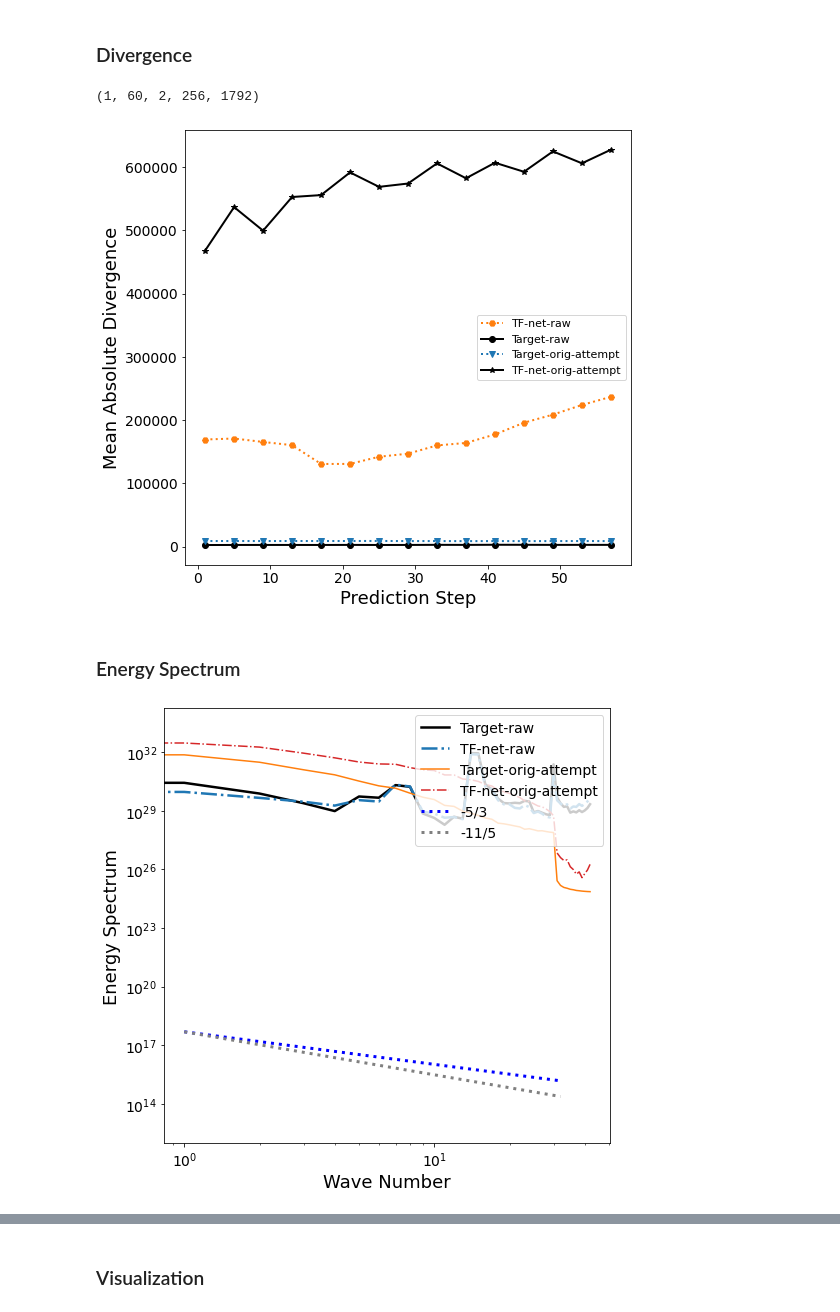
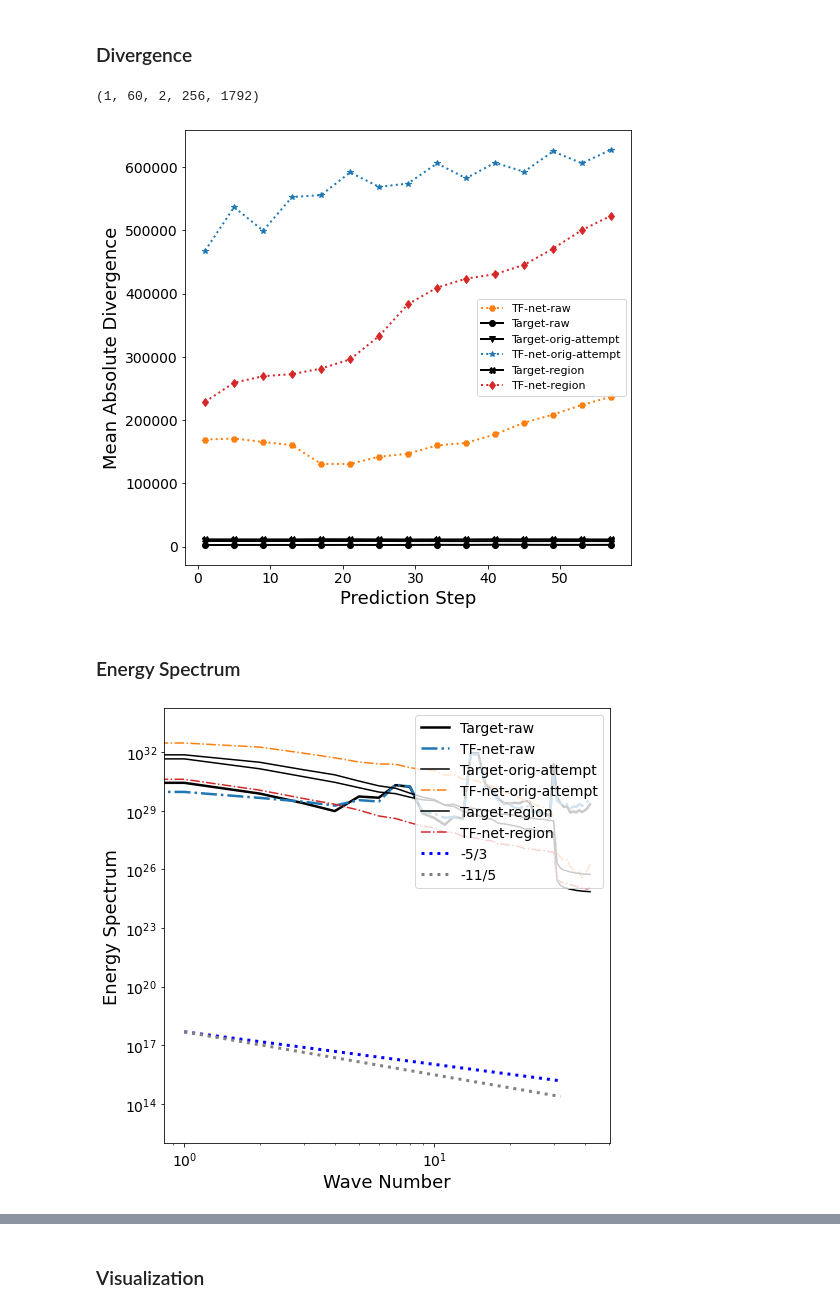
Before and after one commit to tailintalent/Turbulent-Flow-Nets, a Jupyter notebook: Evaluation/Evaluation-Raw.ipynb, the cells around one changed output, grey strips where cells are left out. Cells and saved outputs as stored; diff of their text form; code cells hidden in the pictures.

```diff
--- a/Evaluation/Evaluation-Raw.ipynb
+++ b/Evaluation/Evaluation-Raw.ipynb
@@ -27,6 +27,7 @@ device = torch.device("cuda:3" if torch.cuda.is_available() else "cpu")
 # orig_exp_1860_stack_120
 results = torch.load("results.pt")
 orig_attempt = torch.load("orig_exp_1860_stack_120.pt")
+region = torch.load("stack_by_region_results.pt")
 print(f'device: {device}')
 results.keys()
 # %% [output]
@@ -40,9 +41,10 @@ markers = ['o',  "H", 'v', "*", "X", "d", "P",'s', "^"]
 avg = 1.0424337
 stds = 4522.7046
 # preds = [gan["trues"]*stds+avg, tf_con["preds"]*stds+avg, tf["preds"]*stds+avg, u["preds"]*stds+avg,  gan["preds"]*stds+avg,cnn["preds"]*stds+avg, convlstm["preds"]*stds+avg, sst["preds"]*stds+avg, dhpm["preds"]*stds+avg]
-preds = [results["trues"]*stds+avg, results["preds"]*stds+avg, orig_attempt["trues"][:357]*stds+avg, orig_attempt["preds"][:357]*stds+avg]
+preds = [results["trues"]*stds+avg, results["preds"]*stds+avg, orig_attempt["trues"][:357]*stds+avg, orig_attempt["preds"][:357]*stds+avg, region["trues"][:287]*stds+avg, region["preds"][:287]*stds+avg]
 print(preds[0].shape)
 print(preds[2].shape)
+print(preds[4].shape)
 # %% [output]
 (1, 60, 2, 256, 1792)
 (357, 60, 2, 64, 64)
@@ -118,11 +122,12 @@ def TKE_mean(tensor):
     tke_mean = tke_mean/tensor.shape[0]
     return tke_mean
 # %%
-tkes = [TKE_mean(preds[i]) for i in range(4)]
+# the first dimension needs to be a multiple of 7 to work with inverse_seqs
+tkes = [TKE_mean(preds[i]) for i in range(6)]
 # title = ["Target","Con TF-net", "TF-net", "U_net",  "GAN",  "ResNet", "ConvLSTM",  "SST",  "DHPM"]
-title = ["Target-raw", "TF-net-raw", "Target-orig-attempt", "TF-net-orig-attempt"]
+title = ["Target-raw", "TF-net-raw", "Target-orig-attempt", "TF-net-orig-attempt", "Target-region", "TF-net-region"]
 fig=plt.figure(figsize=(15, 5))
-columns = 4
+columns = 6
 rows = 1
 for i in range(columns):
     fig.add_subplot(rows, columns, i+1)
@@ -161,26 +170,28 @@ def divergence(preds):
 # %%
 print(results["preds"].shape)
 #dhpm_preds = np.expand_dims(results["preds"].transpose(1,0,2,3), axis = 0)
-divs = [divergence(preds[i]) for i in range(4)]
+divs = [divergence(preds[i]) for i in range(6)]
 linestyles = ['-', '--', '-.', ':','-.', '--', '-.', ':','-.','--']
 fig=plt.figure(figsize=(8, 8))
 idx = np.array(list(range(0,60,4)))
 #for i in range(1, len(markers)):
 plt.plot(idx+1, divs[1][idx], label = 'TF-net-raw', marker=markers[1], linewidth = 2, linestyle=':', color = colors[1])
 plt.plot(idx+1, divs[0][idx], label = 'Target-raw', marker=markers[0], linewidth = 2, linestyle=linestyles[0], color = 'k')
-plt.plot(idx+1, divs[2][idx], label = 'Target-orig-attempt', marker=markers[2], linewidth = 2, linestyle=':', color = colors[2])
-plt.plot(idx+1, divs[3][idx], label = 'TF-net-orig-attempt', marker=markers[3], linewidth = 2, linestyle=linestyles[0], color = 'k')
+plt.plot(idx+1, divs[2][idx], label = 'Target-orig-attempt', marker=markers[2], linewidth = 2, linestyle=linestyles[0], color = 'k')
+plt.plot(idx+1, divs[3][idx], label = 'TF-net-orig-attempt', marker=markers[3], linewidth = 2, linestyle=':', color = colors[2])
+plt.plot(idx+1, divs[4][idx], label = 'Target-region', marker=markers[4], linewidth = 2, linestyle=linestyles[0], color = 'k')
+plt.plot(idx+1, divs[5][idx], label = 'TF-net-region', marker=markers[5], linewidth = 2, linestyle=':', color = colors[3])
 
 plt.ylabel("Mean Absolute Divergence", size = 18)
 plt.xlabel("Prediction Step", size = 18)
 plt.legend(fontsize=11)
 plt.xticks(fontsize=14)
 plt.yticks(fontsize=14)
 plt.savefig("divergence.png", dpi = 400, bbox_inches = 'tight')
 plt.show()
 # %% [output]
 (1, 60, 2, 256, 1792)
-[figure, old version]
+[figure, new version]
 # %% [markdown]
 ### Energy Spectrum
 # %%
@@ -201,13 +212,16 @@ spec_mean, spec_stds = spectrum_band(preds[1])
 plt.plot(x_idx, spec_mean[x_idx], label = title[1], linewidth = 2.5, color = colors[2], linestyle='-.')
 
 spec_mean, spec_stds = spectrum_band(preds[2])
-plt.plot(x_idx, spec_mean[x_idx], label = title[2], linewidth = 1.5, color = colors[1])
+plt.plot(x_idx, spec_mean[x_idx], label = title[2], linewidth = 1.5, color = "k")
 
 spec_mean, spec_stds = spectrum_band(preds[3])
-plt.plot(x_idx, spec_mean[x_idx], label = title[3],linewidth = 1.5, color = colors[3], linestyle='-.' )
+plt.plot(x_idx, spec_mean[x_idx], label = title[3],linewidth = 1.5, color = colors[1], linestyle='-.' )
 
-# spec_mean, spec_stds = spectrum_band(preds[5])
-# plt.plot(x_idx, spec_mean[x_idx], label = title[5], linewidth = 1.5, color = colors[5], linestyle='-.')
+spec_mean, spec_stds = spectrum_band(preds[4])
+plt.plot(x_idx, spec_mean[x_idx], label = title[4], linewidth = 1.5, color = "k")
+
+spec_mean, spec_stds = spectrum_band(preds[5])
+plt.plot(x_idx, spec_mean[x_idx], label = title[5],linewidth = 1.5, color = colors[3], linestyle='-.' )
 
 plt.xticks(fontsize=14)
 plt.yticks(fontsize=14)
@@ -230,7 +244,7 @@ plt.xlabel("Wave Number", size = 18)
 plt.ylim(10e11, )
 plt.savefig("spec_ci_entire.png", dpi = 400, bbox_inches = 'tight')
 # %% [output]
-[figure, old version]
+[figure, new version]
 # %%
 def inverse_seqs(tensor):
     tensor = tensor.reshape(-1,7, 60, 2, 64, 64)
```
Also changed, not shown: parts of 6 cells of this notebook, 1 other file.
